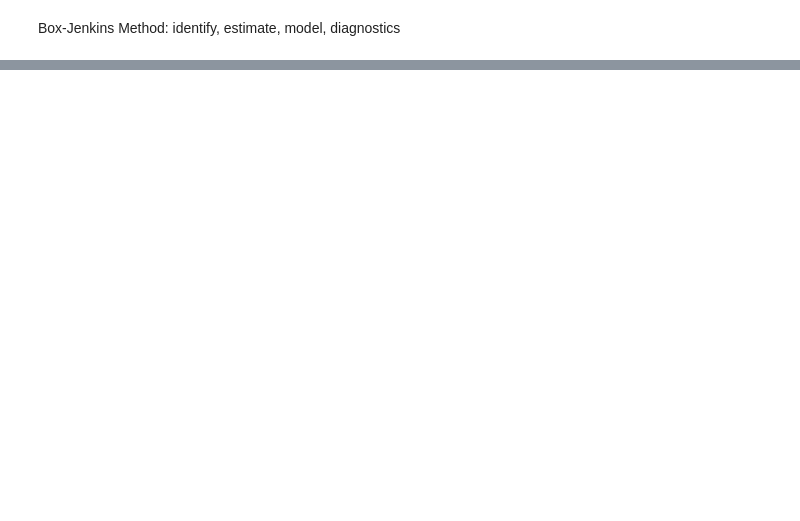
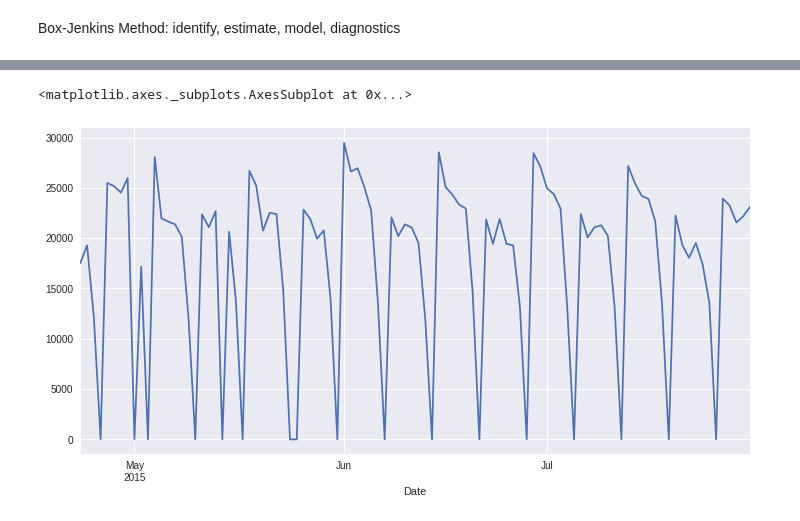
Before and after one commit to allen44/econometric-time-series-study, a Jupyter notebook: econometric_time_series_study.ipynb, the cells around one changed output, grey strips where cells are left out. Saved outputs shown, nothing was run; the diff lists cells and outputs as text; code cells hidden in the pictures; blank space fills up the shorter version.

```diff
--- a/econometric_time_series_study.ipynb
+++ b/econometric_time_series_study.ipynb
@@ -652,0 +667,8 @@ ARIMA(maxiter=50, method='lbfgs', order=(2, 0, 0), out_of_sample_size=0,
+# %%
+from hcrystalball.utils import get_sales_data
+
+df = get_sales_data(n_dates=100,
+                    n_assortments=1,
+                    n_states=1,
+                    n_stores=1)
+X, y = pd.DataFrame(index=df.index), df['Sales']
@@ -652,0 +708,5 @@ ARIMA(maxiter=50, method='lbfgs', order=(2, 0, 0), out_of_sample_size=0,
+# %%
+y.plot()
+# %% [output]
+<matplotlib.axes._subplots.AxesSubplot at 0x...>
+[figure, added]
```
Also changed, not shown: parts of 66 cells of this notebook.
